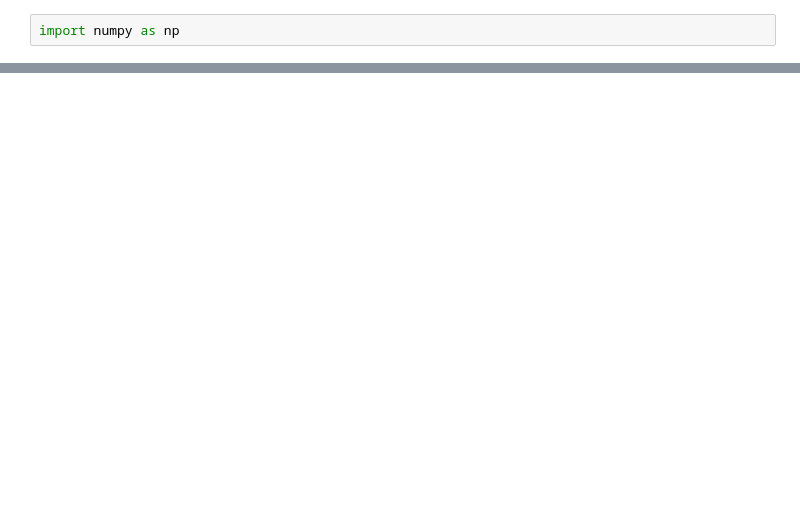
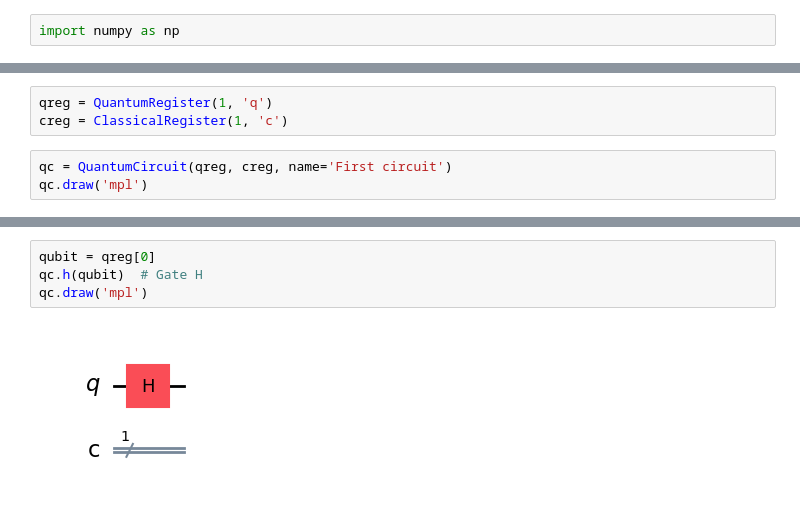
Before and after one commit to DuarteMagano/Hello-Quantum-World, a Jupyter notebook: tutorial_master.ipynb, the cells around one changed output, grey strips where cells are left out. Drawn from its saved outputs; the diff is of its cells as text; blank space fills up the shorter version.

Commit message:
Introducing probability states, quantum states and quantum operations

```diff
--- a/tutorial_master.ipynb
+++ b/tutorial_master.ipynb
@@ -8,0 +121,6 @@ ModuleNotFoundError: No module named 'qiskit'
+# %%
+qreg = QuantumRegister(1, 'q')
+creg = ClassicalRegister(1, 'c')
+# %%
+qc = QuantumCircuit(qreg, creg, name='First circuit')
+qc.draw('mpl')
@@ -8,0 +129,6 @@ ModuleNotFoundError: No module named 'qiskit'
+# %%
+qubit = qreg[0]
+qc.h(qubit)  # Gate H
+qc.draw('mpl')
+# %% [output]
+[figure, added]
```
Also changed, not shown: parts of 36 cells of this notebook.
